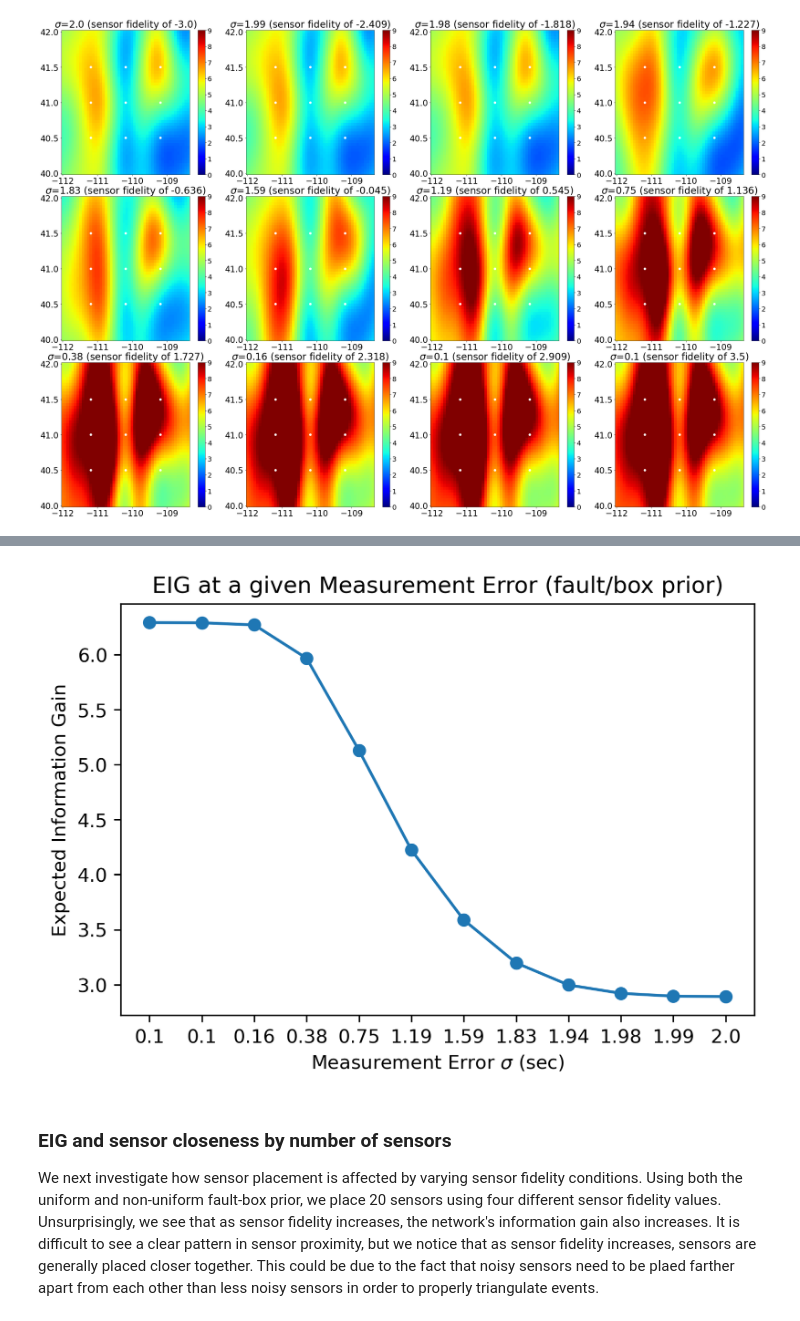
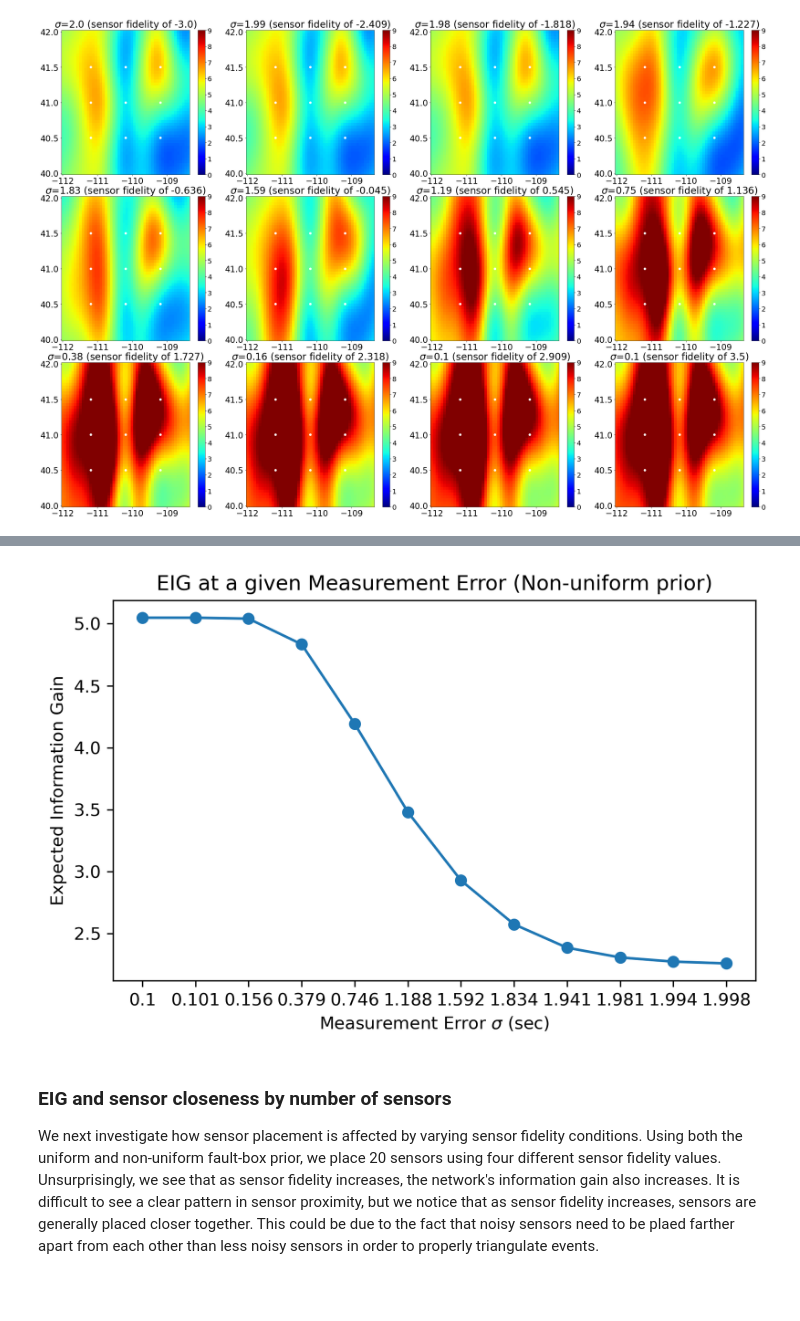
Before and after one commit to sandialabs/seismic_boed, a Jupyter notebook: fidelity_vis.ipynb, the cells around one changed output, grey strips where cells are left out. Saved outputs shown, nothing was run; the diff lists cells and outputs as text; code cells hidden in the pictures; blank space fills up the shorter version.

```diff
--- a/fidelity_vis.ipynb
+++ b/fidelity_vis.ipynb
@@ -240,7 +240,7 @@ for i in ['-1_5', '0', '0_5', '2']:
                      np.array([.5,10]),
                      sensors,
                      'unif_prior.py\n')
-    slurm_str = gen_slurmstr_std(in_path, out_path,cores=16)
+    slurm_str = gen_slurmstr_std(in_path, out_path,cores=32)
     with open(f'stdbatch_{i}.bash', 'w+') as f:
         f.write(slurm_str)
 
@@ -483,14 +489,15 @@ plt.show()
 # %%
 plt.figure(dpi=300)
 plt.plot(-1*nums, eigs,marker='o')
-plt.xticks(ticks = -1*nums, labels=[np.round(num,2) for num in stds])
-plt.title('EIG at a given Measurement Error (fault/box prior)')
+plt.xticks(ticks = -1*nums, labels=[np.round(num,3) for num in stds])
+plt.title('EIG at a given Measurement Error (Non-uniform prior)')
 plt.xlabel('Measurement Error $\sigma$ (sec)')
 plt.ylabel('Expected Information Gain')
+plt.tight_layout()
 plt.savefig('eig_curve_faultbox.pdf')
 plt.show()
 # %% [output]
-[figure, old version]
+[figure, new version]
 # %% [markdown]
 ### EIG and sensor closeness by number of sensors
 We next investigate how sensor placement is affected by varying sensor fidelity conditions. Using both the uniform and non-uniform fault-box prior, we place 20 sensors using four different sensor fidelity values. Unsurprisingly, we see that as sensor fidelity increases, the network's information gain also increases. It is difficult to see a clear pattern in sensor proximity, but we notice that as sensor fidelity increases, sensors are generally placed closer together. This could be due to the fact that noisy sensors need to be plaed farther apart from each other than less noisy sensors in order to properly triangulate events.
```
Also changed, not shown: parts of 2 cells of this notebook, 6 other files.
